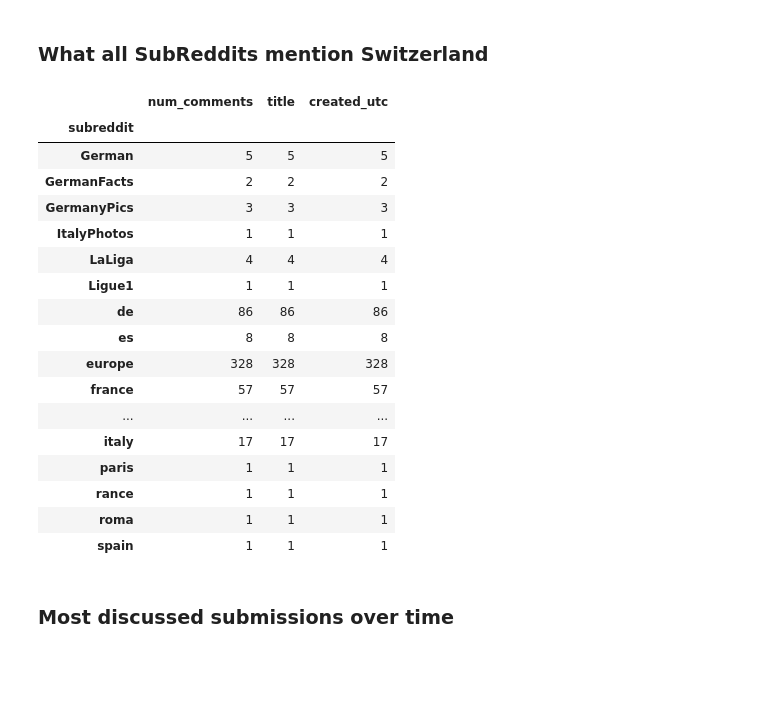
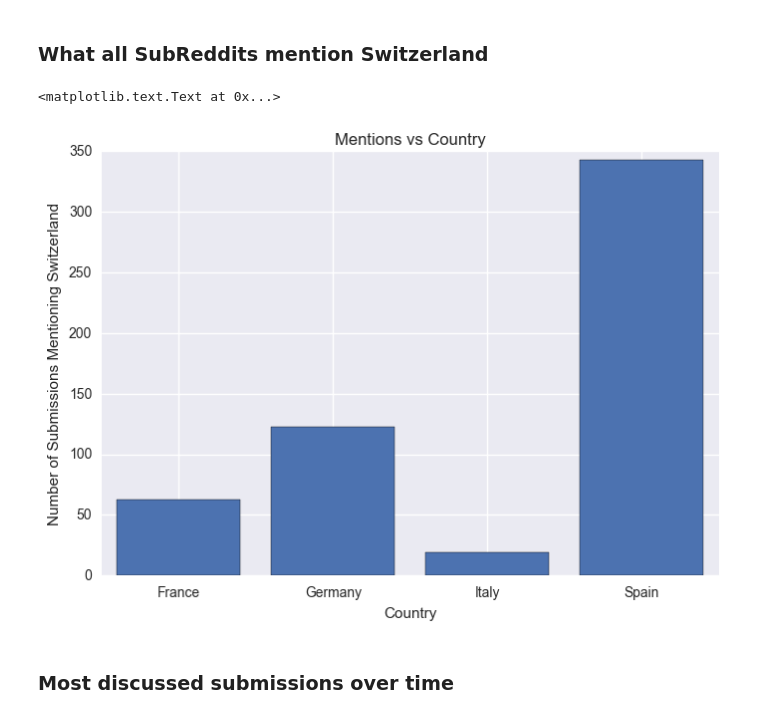
Before and after one commit to vidit09/ada-project, a Jupyter notebook: pre_processing/Preprocessing_submission_europe.ipynb, the cells around one changed output. Drawn from its saved outputs; the diff is of its cells as text; code cells hidden in the pictures; blank space fills up the shorter version.

Commit message:
added plots with label and fixed an error

```diff
--- a/pre_processing/Preprocessing_submission_europe.ipynb
+++ b/pre_processing/Preprocessing_submission_europe.ipynb
@@ -124,28 +124,42 @@ swiss_specific_df.head()
 5 rows × 51 columns
 # %% [markdown]
 ### What all SubReddits mention Switzerland
-# %%
-df_country_mention_swiss = swiss_specific_df.groupby('subreddit')[['num_comments','title','created_utc']].count()
-df_country_mention_swiss
-# %% [output]
-|  | num_comments | title | created_utc |
-| subreddit |  |  |  |
-| German | 5 | 5 | 5 |
-| GermanFacts | 2 | 2 | 2 |
-| GermanyPics | 3 | 3 | 3 |
-| ItalyPhotos | 1 | 1 | 1 |
-| LaLiga | 4 | 4 | 4 |
-| Ligue1 | 1 | 1 | 1 |
-| de | 86 | 86 | 86 |
-| es | 8 | 8 | 8 |
-| europe | 328 | 328 | 328 |
-| france | 57 | 57 | 57 |
-| ... | ... | ... | ... |
-| italy | 17 | 17 | 17 |
-| paris | 1 | 1 | 1 |
-| rance | 1 | 1 | 1 |
-| roma | 1 | 1 | 1 |
-| spain | 1 | 1 | 1 |
+# %%
+germany_subreddit_list = ['germany', 'de', 'German', 'GermanPractice', 'GermanFacts', 'GermanConversation',                  ## germany
+     'SCHLAND', 'germanyusa', 'DEjobs', 'bundesliga', 'GermanyPics', 'germusic', 'de_punk', 'germanrap', 'NDH']                 ## germany
+france_subreddit_list  = ['blagues', 'cinemacinema', 'europe', 'france', 'FrancePics', 'frenchelectro', 'Frenchhistory', 'guessthefrenchmovie',      ## france
+     'Ligue1', 'Livres', 'musiquefrancaise', 'paris', 'pedale', 'philosophie', 'Politique', 'rance', 'ScienceFr', 'SocialFrance']## france
+italy_subreddit_list  = ['Calcio', 'ITAGLIA', 'Italianhistory', 'ITALIANMUSIC', 'italy', 'ItalyPhotos', 'Libri', 'Abruzzo', 'Apulia', 'bari',       ## italy
+     'Basilicata', 'bologna', 'Calabria', 'Campania', 'Catania', 'emilia_romagna', 'firenze', 'friuli', 'Genova', 'Italia',     ## italy
+     'lazio', 'Liguria', 'lombardia', 'Lombardy', 'marche', 'messina', 'milano', 'Modena', 'molise', 'Naples_Italy', 'napoli',  ## italy
+     'padova', 'Palermo', 'Perugia', 'Piedmont', 'piemonte', 'Pisa', 'puglia', 'roma', 'rome', 'romesocialclub', 'Sardegna',    ## italy
+     'Sardinia', 'Sicilia', 'sicily', 'Siracusa', 'torino', 'Toscana', 'trentino_alto_adige', 'trentod', 'Trieste',             ## italy
+     'tuscany', 'Umbria', 'valle_daosta', 'Veneto', 'Venezia']                                                                 ## italy
+spain_subreddit_list   =  ['Barcelona', 'EPANA', 'es', 'europe', 'futbol', 'Granada', 'LaLiga', 'Madrid', 'spain', 'Andalucia', 'SpanishHistory']     ## spain
+# %%
+swiss_specific_df['subreddit_country'] = ''
+
+idx = swiss_specific_df['subreddit'].isin(germany_subreddit_list)
+swiss_specific_df.loc[idx,'subreddit_country'] = 'Germany'
+
+idx = swiss_specific_df.subreddit.isin(france_subreddit_list)
+swiss_specific_df.loc[idx,'subreddit_country'] = 'France'
+
+idx = swiss_specific_df.subreddit.isin(italy_subreddit_list)
+swiss_specific_df.loc[idx,'subreddit_country'] = 'Italy'
+
+idx = swiss_specific_df.subreddit.isin(spain_subreddit_list)
+swiss_specific_df.loc[idx,'subreddit_country'] = 'Spain'
+# %%
+df_country_mention_swiss = swiss_specific_df.groupby('subreddit_country')[['num_comments','title','created_utc']].size()
+ax = plt.bar(range(len(df_country_mention_swiss.index)),df_country_mention_swiss.values,align='center')
+plt.xlabel('Country')
+plt.ylabel('Number of Submissions Mentioning Switzerland')
+plt.xticks(range(len(df_country_mention_swiss.index)),df_country_mention_swiss.index)
+plt.title('Mentions vs Country')
+# %% [output]
+<matplotlib.text.Text at 0x...>
+[figure, added]
 # %% [markdown]
 ### Most discussed submissions over time
 # %%
```
Also changed, not shown: parts of 6 cells of this notebook.
